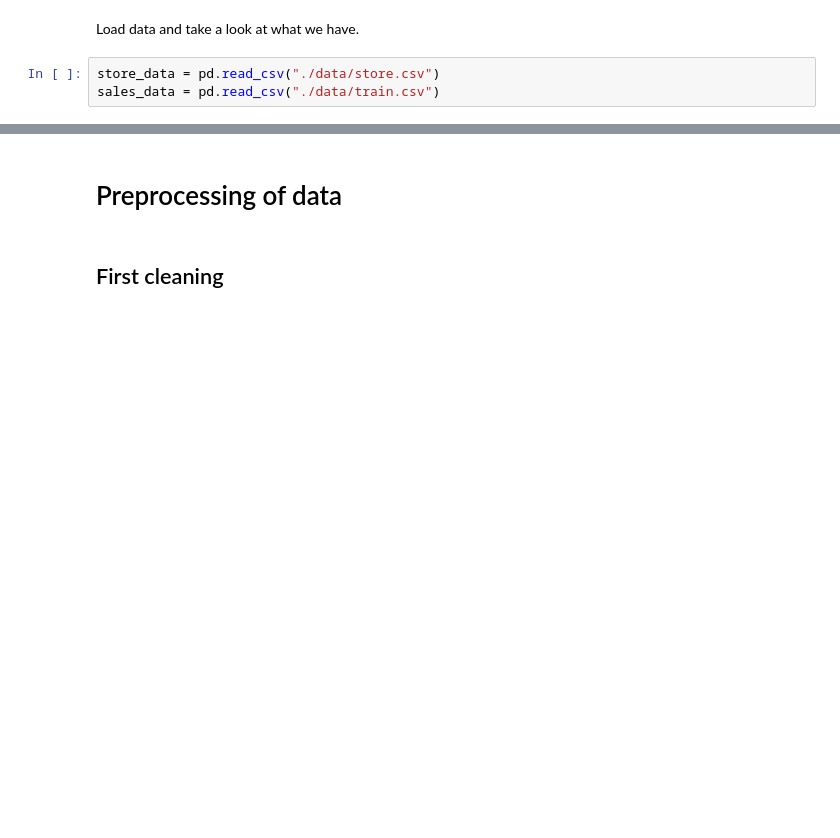
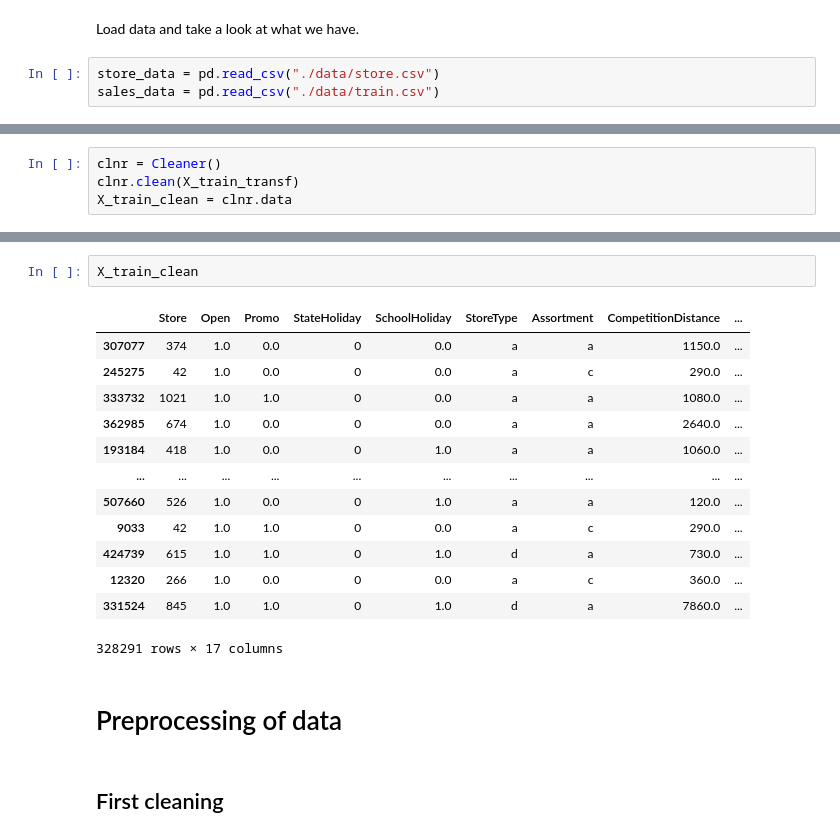
Before and after one commit to cverst/minicomp, a Jupyter notebook: Implementation of pipeline.ipynb, the cells around one changed output, grey strips where cells are left out. Drawn from its saved outputs; the diff is of its cells as text; blank space fills up the shorter version.

```diff
--- a/Implementation of pipeline.ipynb
+++ b/Implementation of pipeline.ipynb
@@ -16,0 +90,4 @@ sales_data = pd.read_csv("./data/train.csv")
+# %%
+clnr = Cleaner()
+clnr.clean(X_train_transf)
+X_train_clean = clnr.data
@@ -17,3 +102,19 @@ sales_data = pd.read_csv("./data/train.csv")
+# %%
+X_train_clean
+# %% [output]
+|  | Store | Open | Promo | StateHoliday | SchoolHoliday | StoreType | Assortment | CompetitionDistance | ... |
+| 307077 | 374 | 1.0 | 0.0 | 0 | 0.0 | a | a | 1150.0 | ... |
+| 245275 | 42 | 1.0 | 0.0 | 0 | 0.0 | a | c | 290.0 | ... |
+| 333732 | 1021 | 1.0 | 1.0 | 0 | 0.0 | a | a | 1080.0 | ... |
+| 362985 | 674 | 1.0 | 0.0 | 0 | 0.0 | a | a | 2640.0 | ... |
+| 193184 | 418 | 1.0 | 0.0 | 0 | 1.0 | a | a | 1060.0 | ... |
+| ... | ... | ... | ... | ... | ... | ... | ... | ... | ... |
+| 507660 | 526 | 1.0 | 0.0 | 0 | 1.0 | a | a | 120.0 | ... |
+| 9033 | 42 | 1.0 | 1.0 | 0 | 0.0 | a | c | 290.0 | ... |
+| 424739 | 615 | 1.0 | 1.0 | 0 | 1.0 | d | a | 730.0 | ... |
+| 12320 | 266 | 1.0 | 0.0 | 0 | 0.0 | a | c | 360.0 | ... |
+| 331524 | 845 | 1.0 | 1.0 | 0 | 1.0 | d | a | 7860.0 | ... |
+328291 rows × 17 columns
 # %% [markdown]
 # Preprocessing of data
 # %% [markdown]
```
Also changed, not shown: parts of 10 cells of this notebook, 1 other file.
